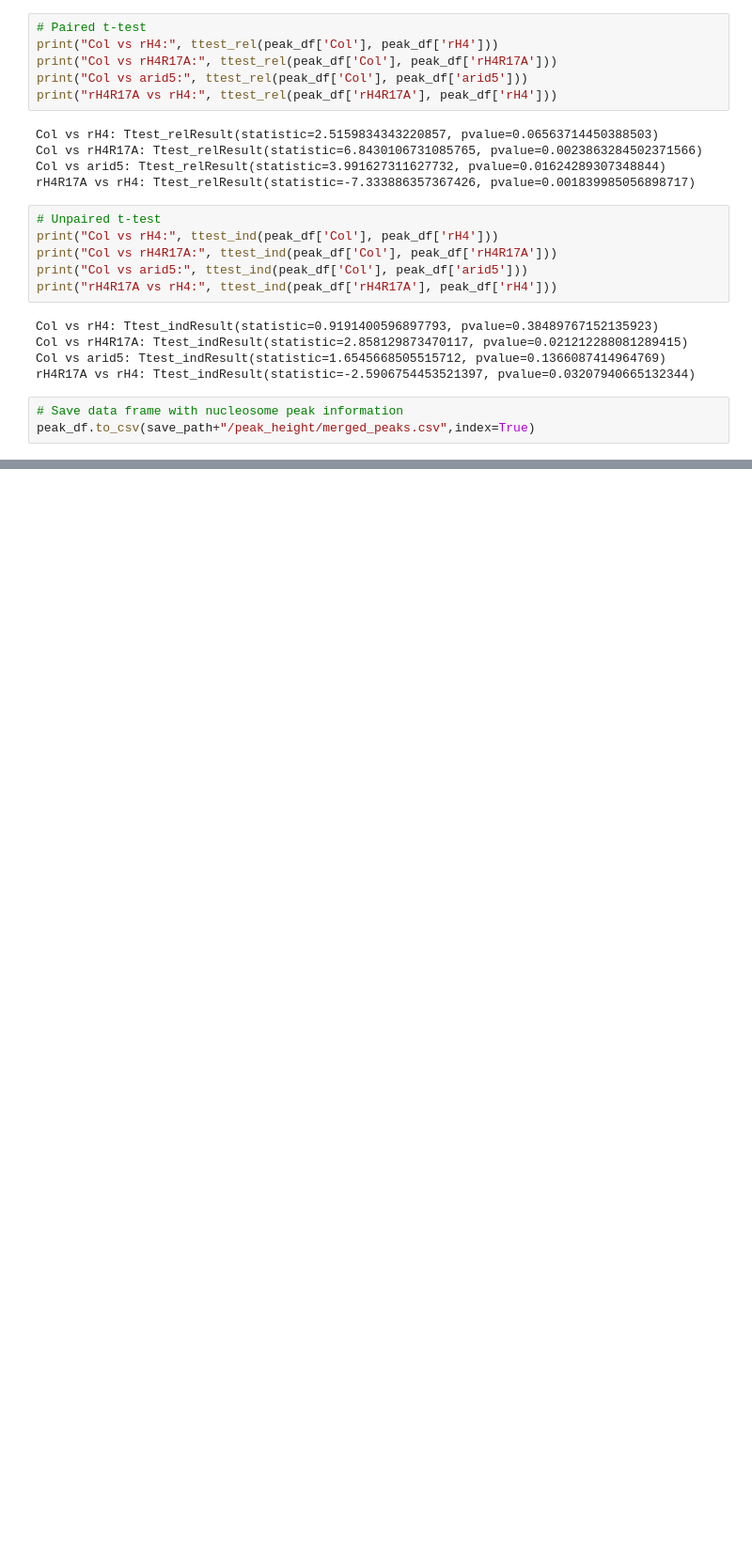
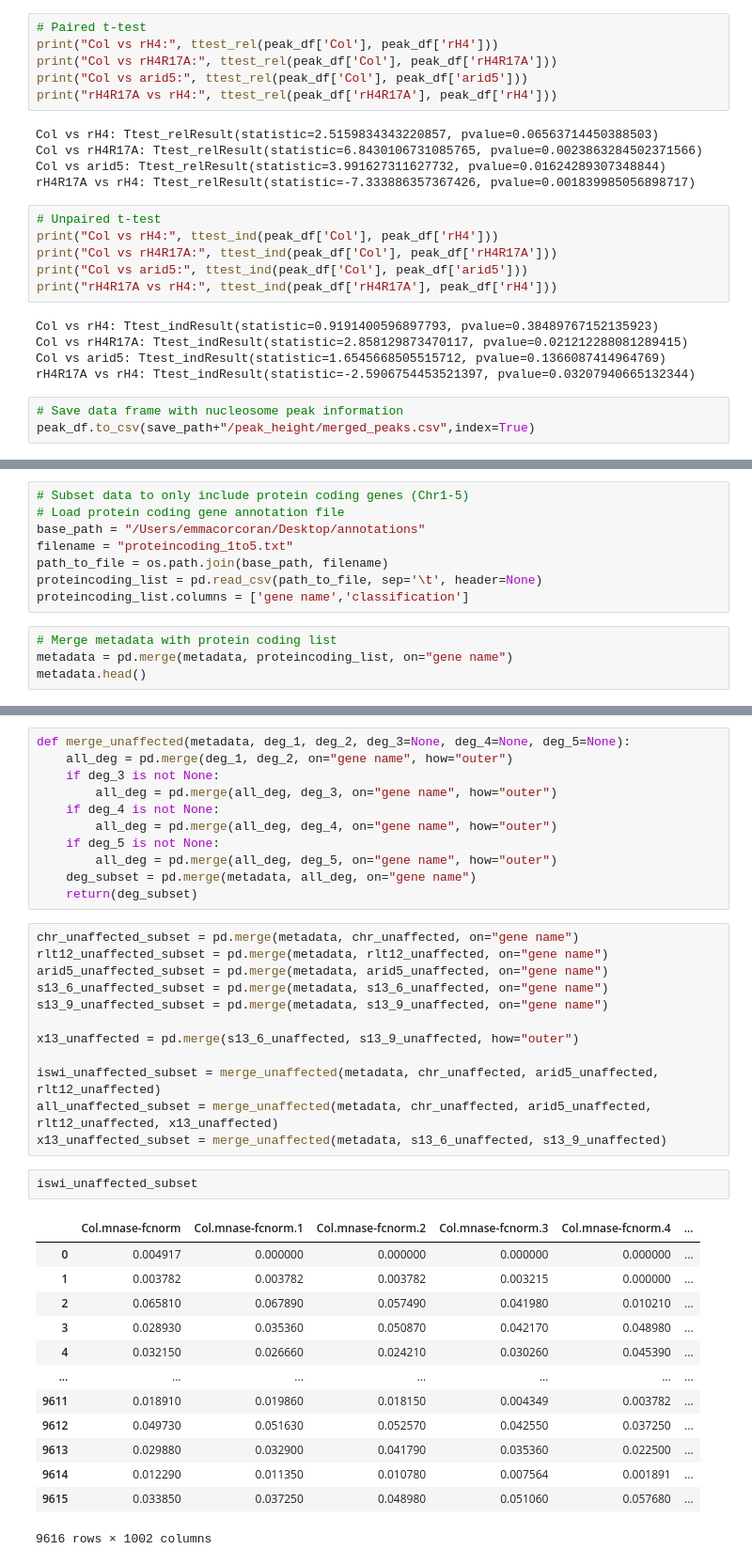
Before and after one commit to etc27/MNaseseq-workflow, a Jupyter notebook: analysis/peak_height.ipynb, the cells around one changed output, grey strips where cells are left out. Shown: that part at 94% size. Drawn from its saved outputs; the diff is of its cells as text; blank space fills up the shorter version.

```diff
--- a/analysis/peak_height.ipynb
+++ b/analysis/peak_height.ipynb
@@ -533,0 +536,12 @@ peak_df.to_csv(save_path+"/peak_height/merged_peaks.csv",index=True)
+# %%
+# Subset data to only include protein coding genes (Chr1-5)
+# Load protein coding gene annotation file
+base_path = "/Users/emmacorcoran/Desktop/annotations"
+filename = "proteincoding_1to5.txt"
+path_to_file = os.path.join(base_path, filename)
+proteincoding_list = pd.read_csv(path_to_file, sep='\t', header=None)
+proteincoding_list.columns = ['gene name','classification']
+# %%
+# Merge metadata with protein coding list
+metadata = pd.merge(metadata, proteincoding_list, on="gene name")
+metadata.head()
@@ -533,0 +827,39 @@ peak_df.to_csv(save_path+"/peak_height/merged_peaks.csv",index=True)
+# %%
+def merge_unaffected(metadata, deg_1, deg_2, deg_3=None, deg_4=None, deg_5=None):
+    all_deg = pd.merge(deg_1, deg_2, on="gene name", how="outer")
+    if deg_3 is not None:
+        all_deg = pd.merge(all_deg, deg_3, on="gene name", how="outer")
+    if deg_4 is not None:
+        all_deg = pd.merge(all_deg, deg_4, on="gene name", how="outer")
+    if deg_5 is not None:
+        all_deg = pd.merge(all_deg, deg_5, on="gene name", how="outer")
+    deg_subset = pd.merge(metadata, all_deg, on="gene name")
+    return(deg_subset)
+# %%
+chr_unaffected_subset = pd.merge(metadata, chr_unaffected, on="gene name")
+rlt12_unaffected_subset = pd.merge(metadata, rlt12_unaffected, on="gene name")
+arid5_unaffected_subset = pd.merge(metadata, arid5_unaffected, on="gene name")
+s13_6_unaffected_subset = pd.merge(metadata, s13_6_unaffected, on="gene name")
+s13_9_unaffected_subset = pd.merge(metadata, s13_9_unaffected, on="gene name")
+
+x13_unaffected = pd.merge(s13_6_unaffected, s13_9_unaffected, how="outer")
+
+iswi_unaffected_subset = merge_unaffected(metadata, chr_unaffected, arid5_unaffected, rlt12_unaffected)
+all_unaffected_subset = merge_unaffected(metadata, chr_unaffected, arid5_unaffected, rlt12_unaffected, x13_unaffected)
+x13_unaffected_subset = merge_unaffected(metadata, s13_6_unaffected, s13_9_unaffected)
+# %%
+iswi_unaffected_subset
+# %% [output]
+|  | Col.mnase-fcnorm | Col.mnase-fcnorm.1 | Col.mnase-fcnorm.2 | Col.mnase-fcnorm.3 | Col.mnase-fcnorm.4 | ... |
+| 0 | 0.004917 | 0.000000 | 0.000000 | 0.000000 | 0.000000 | ... |
+| 1 | 0.003782 | 0.003782 | 0.003782 | 0.003215 | 0.000000 | ... |
+| 2 | 0.065810 | 0.067890 | 0.057490 | 0.041980 | 0.010210 | ... |
+| 3 | 0.028930 | 0.035360 | 0.050870 | 0.042170 | 0.048980 | ... |
+| 4 | 0.032150 | 0.026660 | 0.024210 | 0.030260 | 0.045390 | ... |
+| ... | ... | ... | ... | ... | ... | ... |
+| 9611 | 0.018910 | 0.019860 | 0.018150 | 0.004349 | 0.003782 | ... |
+| 9612 | 0.049730 | 0.051630 | 0.052570 | 0.042550 | 0.037250 | ... |
+| 9613 | 0.029880 | 0.032900 | 0.041790 | 0.035360 | 0.022500 | ... |
+| 9614 | 0.012290 | 0.011350 | 0.010780 | 0.007564 | 0.001891 | ... |
+| 9615 | 0.033850 | 0.037250 | 0.048980 | 0.051060 | 0.057680 | ... |
+9616 rows × 1002 columns
```
Also changed, not shown: parts of 20 cells of this notebook.
